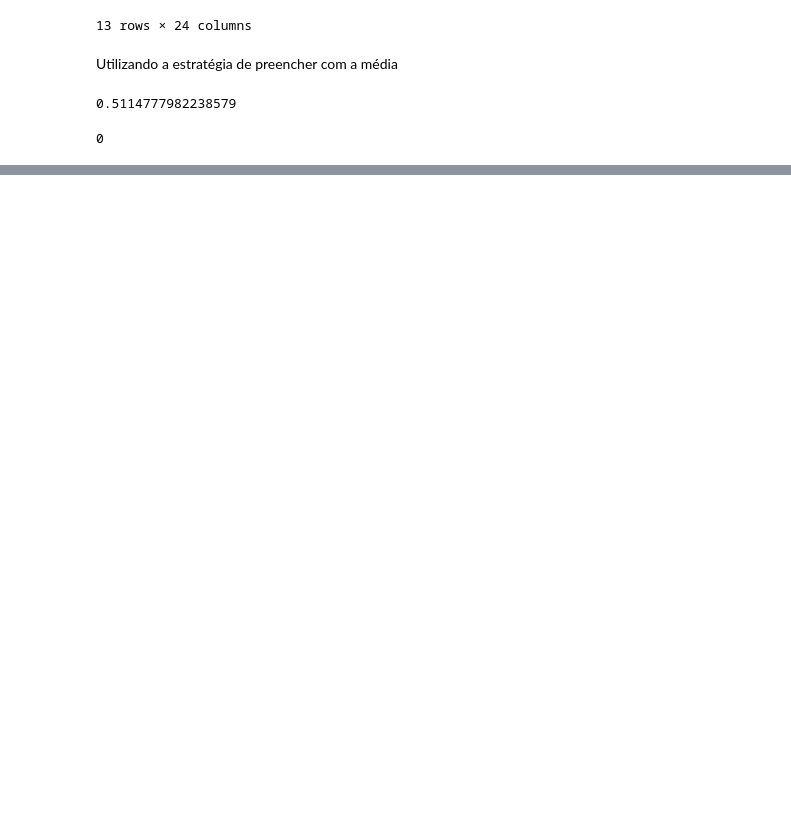
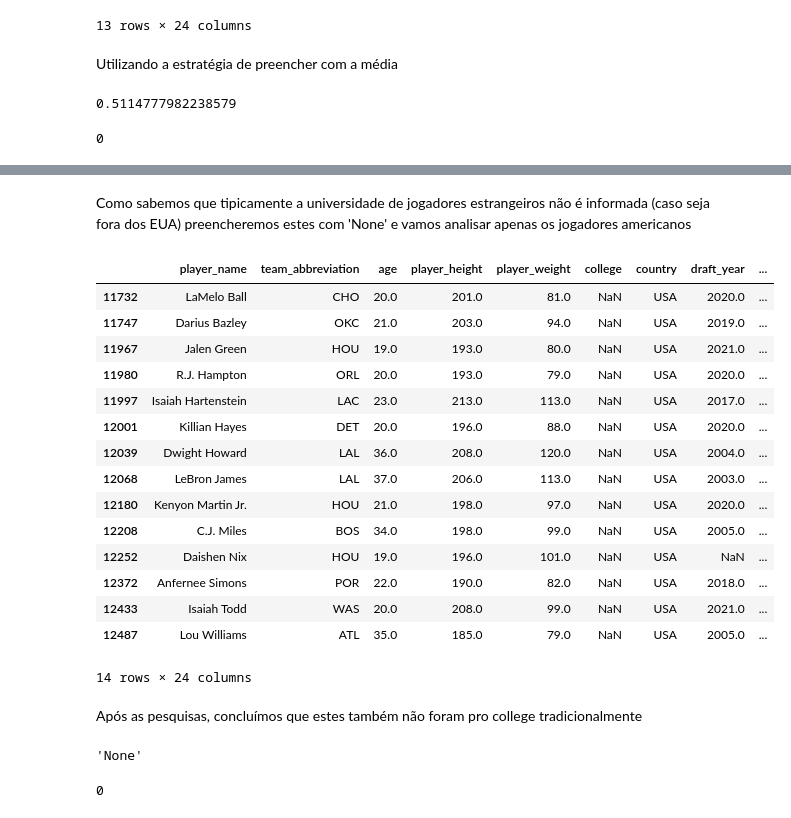
Before and after one commit to tta13/NBA-data-analysis, a Jupyter notebook: code.ipynb, the cells around one changed output, grey strips where cells are left out. Drawn from its saved outputs; the diff is of its cells as text; code cells hidden in the pictures; blank space fills up the shorter version.

Commit message:
Add inputting for missing values in college column

```diff
--- a/code.ipynb
+++ b/code.ipynb
@@ -983,0 +1005,28 @@ df['ts_pct'].isna().sum()
+# %% [markdown]
+Como sabemos que tipicamente a universidade de jogadores estrangeiros não é informada (caso seja fora dos EUA) preencheremos estes com 'None' e vamos analisar apenas os jogadores americanos
+# %%
+df[df['college'].isna() & (df['country'] == 'USA')]
+# %% [output]
+|  | player_name | team_abbreviation | age | player_height | player_weight | college | country | draft_year | ... |
+| 11732 | LaMelo Ball | CHO | 20.0 | 201.0 | 81.0 | NaN | USA | 2020.0 | ... |
+| 11747 | Darius Bazley | OKC | 21.0 | 203.0 | 94.0 | NaN | USA | 2019.0 | ... |
+| 11967 | Jalen Green | HOU | 19.0 | 193.0 | 80.0 | NaN | USA | 2021.0 | ... |
+| 11980 | R.J. Hampton | ORL | 20.0 | 193.0 | 79.0 | NaN | USA | 2020.0 | ... |
+| 11997 | Isaiah Hartenstein | LAC | 23.0 | 213.0 | 113.0 | NaN | USA | 2017.0 | ... |
+| 12001 | Killian Hayes | DET | 20.0 | 196.0 | 88.0 | NaN | USA | 2020.0 | ... |
+| 12039 | Dwight Howard | LAL | 36.0 | 208.0 | 120.0 | NaN | USA | 2004.0 | ... |
+| 12068 | LeBron James | LAL | 37.0 | 206.0 | 113.0 | NaN | USA | 2003.0 | ... |
+| 12180 | Kenyon Martin Jr. | HOU | 21.0 | 198.0 | 97.0 | NaN | USA | 2020.0 | ... |
+| 12208 | C.J. Miles | BOS | 34.0 | 198.0 | 99.0 | NaN | USA | 2005.0 | ... |
+| 12252 | Daishen Nix | HOU | 19.0 | 196.0 | 101.0 | NaN | USA | NaN | ... |
+| 12372 | Anfernee Simons | POR | 22.0 | 190.0 | 82.0 | NaN | USA | 2018.0 | ... |
+| 12433 | Isaiah Todd | WAS | 20.0 | 208.0 | 99.0 | NaN | USA | 2021.0 | ... |
+| 12487 | Lou Williams | ATL | 35.0 | 185.0 | 79.0 | NaN | USA | 2005.0 | ... |
+14 rows × 24 columns
+# %% [markdown]
+Após as pesquisas, concluímos que estes também não foram pro college tradicionalmente
+# %%
+col_mode = df['college'].mode()[0]
+col_mode
+# %% [output]
+'None'
@@ -983,0 +1035,4 @@ df['ts_pct'].isna().sum()
+# %%
+df['college'].isna().sum()
+# %% [output]
+0
```
Also changed, not shown: parts of 5 cells of this notebook.
